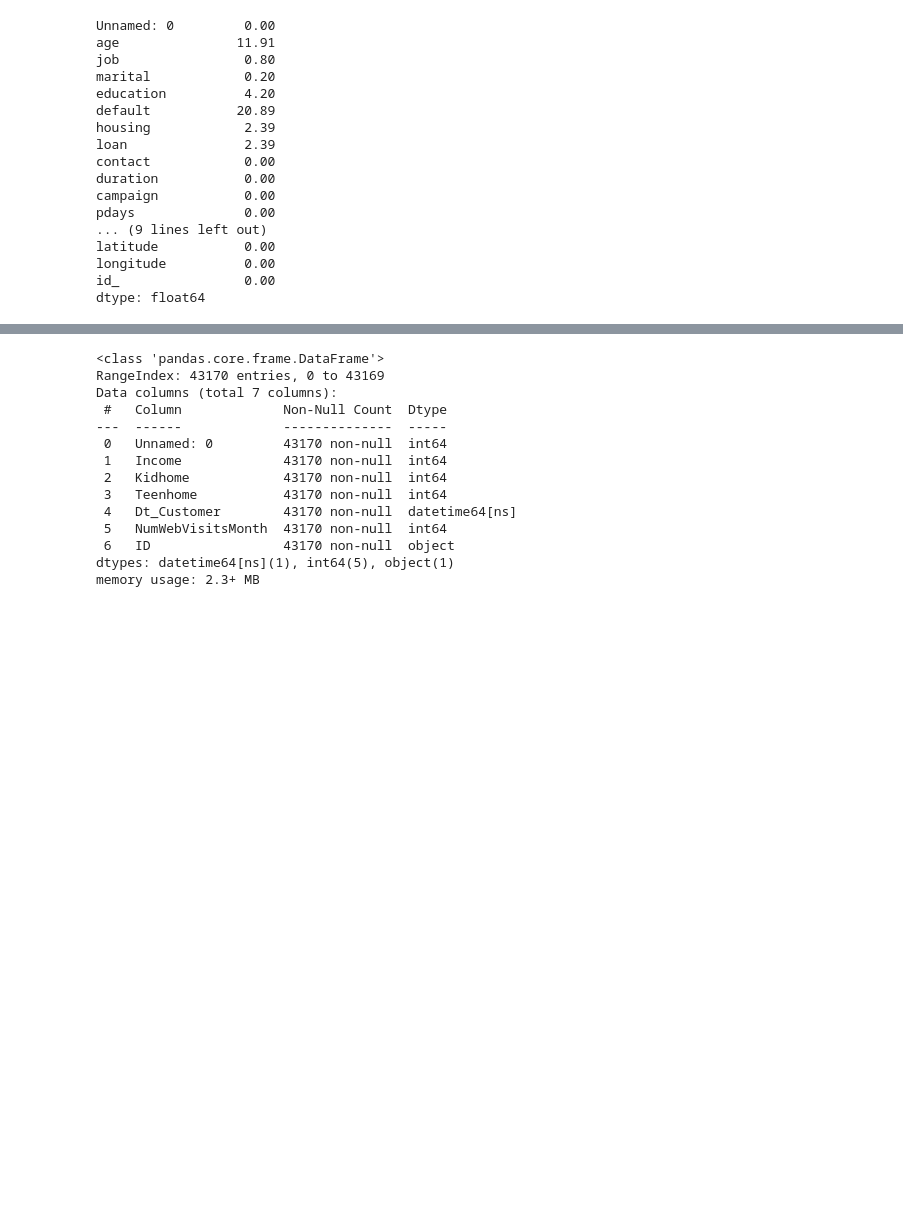
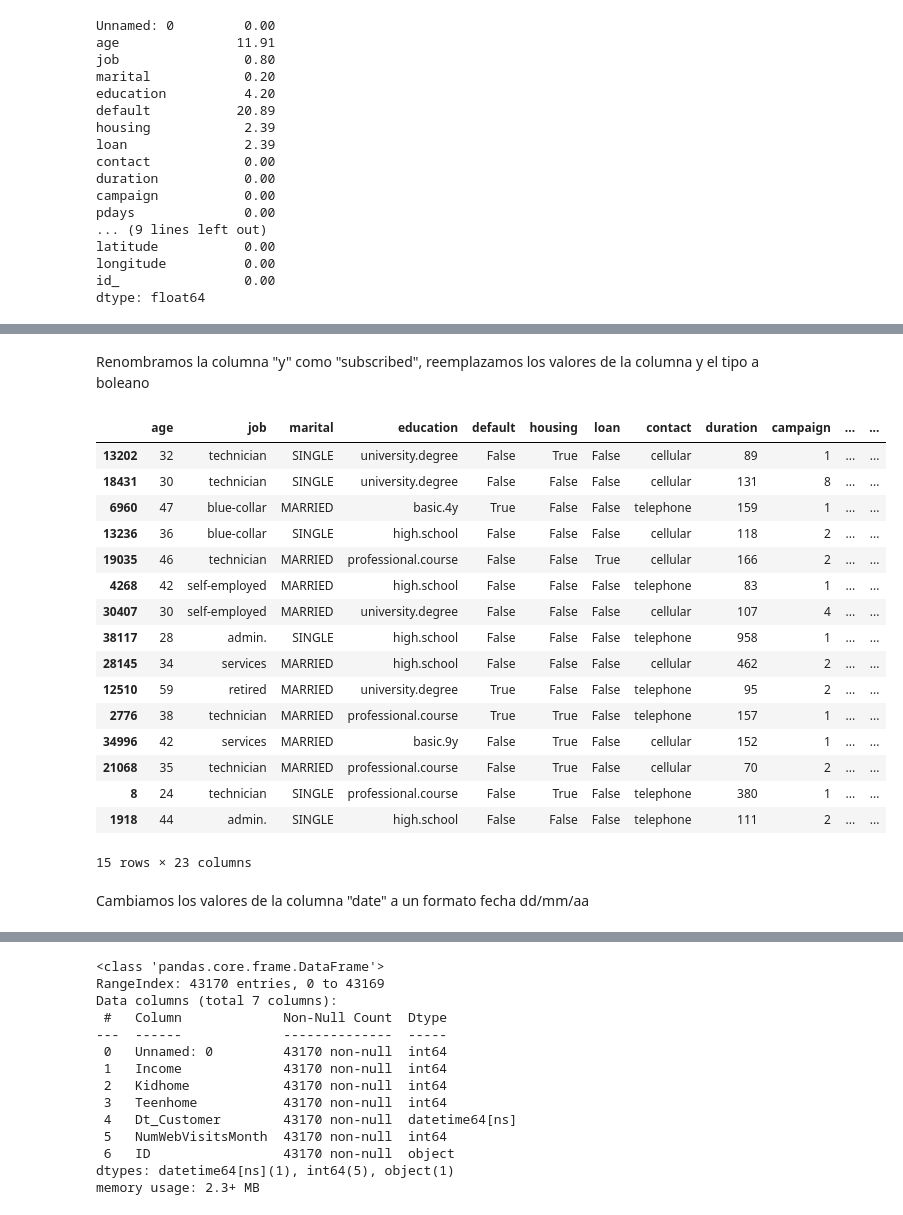
Before and after one commit to Sebastien732/Proyecto_EDA_Python, a Jupyter notebook: notebooks/exploracion.ipynb, the cells around one changed output, grey strips where cells are left out. Drawn from its saved outputs; the diff is of its cells as text; code cells hidden in the pictures; blank space fills up the shorter version.

```diff
--- a/notebooks/exploracion.ipynb
+++ b/notebooks/exploracion.ipynb
@@ -126,0 +312,9 @@ dtype: float64
+# %%
+# Crear un diccionario de mapeo desde 'cons.conf.idx' a 'cons.price.idx'
+mapping = bank_df.dropna(subset=['cons.price.idx']).drop_duplicates(subset=['cons.conf.idx'])\
+    .set_index('cons.conf.idx')['cons.price.idx'].to_dict()
+
+# Rellenar los valores faltantes en 'cons.price.idx' usando el mapeo
+bank_df['cons.price.idx'] = bank_df.apply(
+    lambda row: mapping[row['cons.conf.idx']] if pd.isna(row['cons.price.idx']) else row['cons.price.idx'],
+    axis=1)
@@ -126,0 +383,9 @@ dtype: float64
+# %%
+# Reemplazar comas por puntos antes de convertir a float
+bank_df['nr.employed'] = bank_df['nr.employed'].astype(str).str.replace(',', '.')
+bank_df['nr.employed'] = bank_df['nr.employed'].astype(float)
+# %%
+# Convertir a texto con 1 decimal, útil para visualización o comparación
+bank_df['nr.employed'] = bank_df['nr.employed'].map(lambda x: f"{x:.1f}")
+# Verificar el resultado
+print(bank_df['nr.employed'].unique())
@@ -126,0 +395,7 @@ dtype: float64
+# %%
+# quitamos el punto de la columna nr.employed
+bank_df['nr.employed'] = bank_df['nr.employed'].str.replace('.', '')
+# Verificar el resultado
+print(bank_df['nr.employed'].unique())
+# Convertir a int
+bank_df['nr.employed'] = bank_df['nr.employed'].astype(int)
@@ -126,0 +425,28 @@ dtype: float64
+# %% [markdown]
+Renombramos la columna "y" como "subscribed", reemplazamos los valores de la columna y el tipo a boleano
+# %%
+bank_df.rename(columns={'y': 'subscribed'}, inplace=True)
+# Reemplazar los valores de la columna 'subscribed' y convertir a booleano
+bank_df['subscribed'] = bank_df['subscribed'].map({'yes': True, 'no': False})
+# Verificar el resultado
+bank_df.sample(15)
+# %% [output]
+|  | age | job | marital | education | default | housing | loan | contact | duration | campaign | ... | ... |
+| 13202 | 32 | technician | SINGLE | university.degree | False | True | False | cellular | 89 | 1 | ... | ... |
+| 18431 | 30 | technician | SINGLE | university.degree | False | False | False | cellular | 131 | 8 | ... | ... |
+| 6960 | 47 | blue-collar | MARRIED | basic.4y | True | False | False | telephone | 159 | 1 | ... | ... |
+| 13236 | 36 | blue-collar | SINGLE | high.school | False | False | False | cellular | 118 | 2 | ... | ... |
+| 19035 | 46 | technician | MARRIED | professional.course | False | False | True | cellular | 166 | 2 | ... | ... |
+| 4268 | 42 | self-employed | MARRIED | high.school | False | False | False | telephone | 83 | 1 | ... | ... |
+| 30407 | 30 | self-employed | MARRIED | university.degree | False | False | False | cellular | 107 | 4 | ... | ... |
+| 38117 | 28 | admin. | SINGLE | high.school | False | False | False | telephone | 958 | 1 | ... | ... |
+| 28145 | 34 | services | MARRIED | high.school | False | False | False | cellular | 462 | 2 | ... | ... |
+| 12510 | 59 | retired | MARRIED | university.degree | True | False | False | telephone | 95 | 2 | ... | ... |
+| 2776 | 38 | technician | MARRIED | professional.course | True | True | False | telephone | 157 | 1 | ... | ... |
+| 34996 | 42 | services | MARRIED | basic.9y | False | True | False | cellular | 152 | 1 | ... | ... |
+| 21068 | 35 | technician | MARRIED | professional.course | False | True | False | cellular | 70 | 2 | ... | ... |
+| 8 | 24 | technician | SINGLE | professional.course | False | True | False | telephone | 380 | 1 | ... | ... |
+| 1918 | 44 | admin. | SINGLE | high.school | False | False | False | telephone | 111 | 2 | ... | ... |
+15 rows × 23 columns
+# %% [markdown]
+Cambiamos los valores de la columna "date" a un formato fecha dd/mm/aa
```
Also changed, not shown: parts of 75 cells of this notebook, 3 other files.
